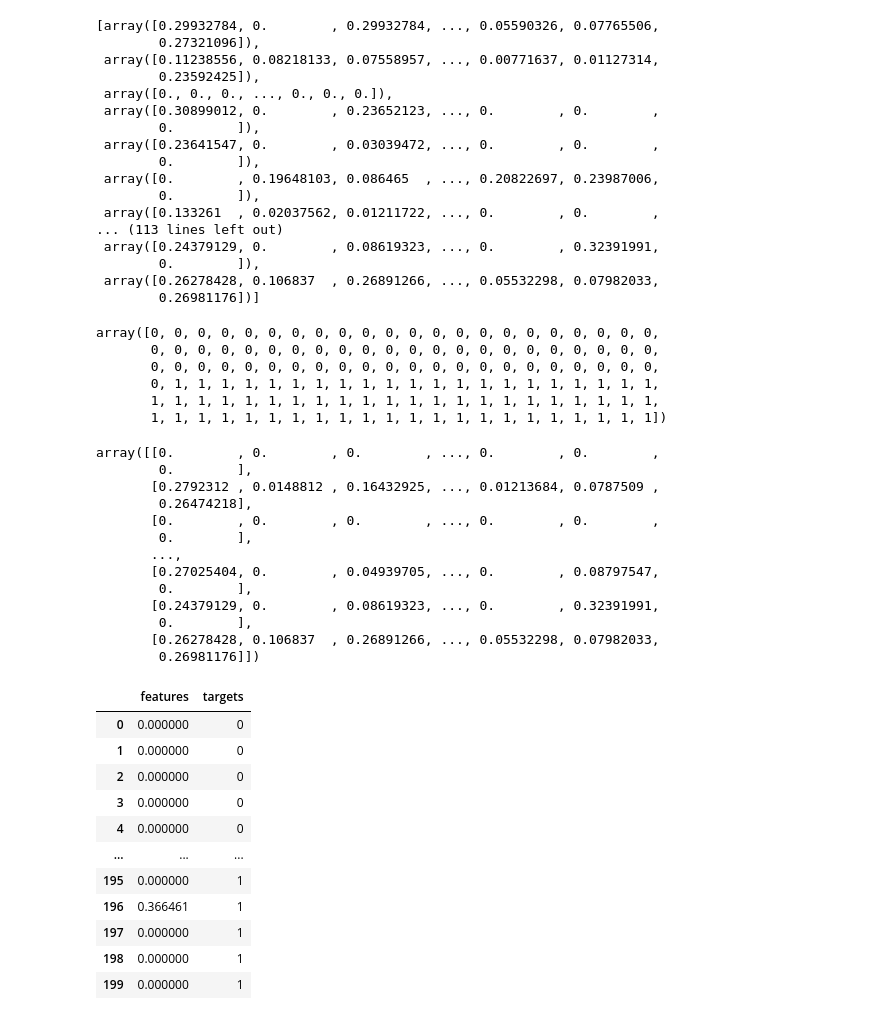
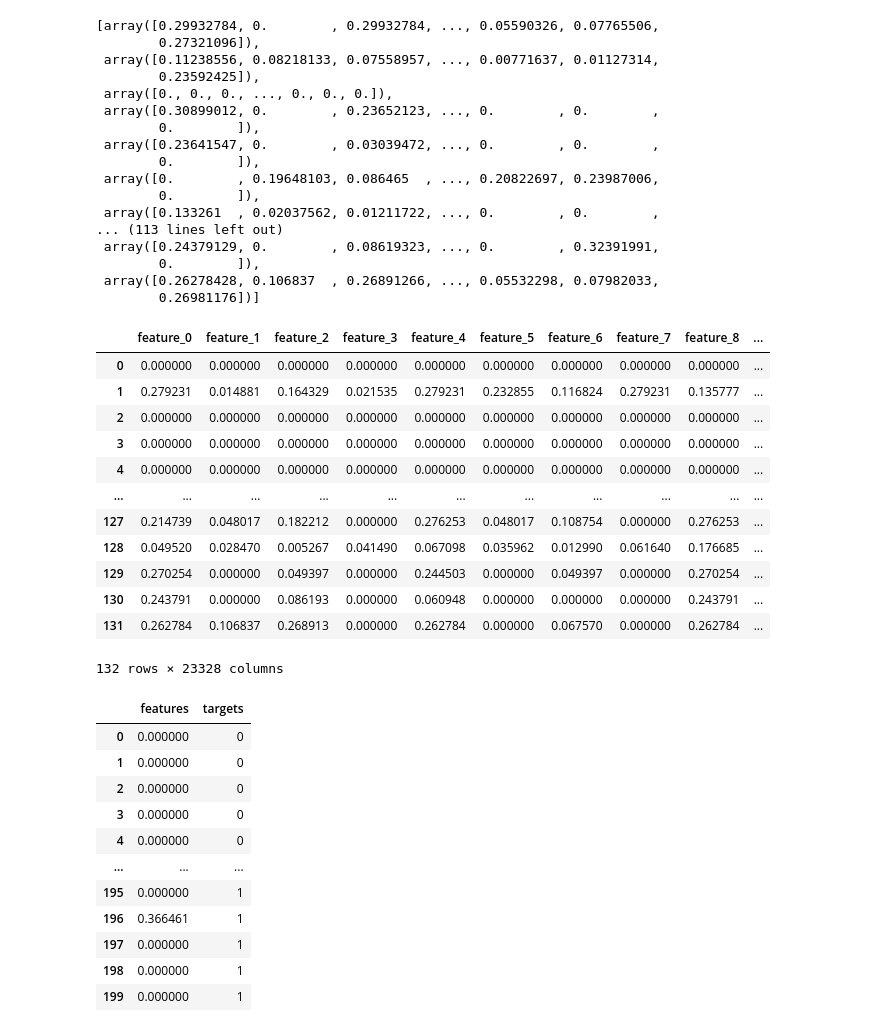
Before and after one commit to sufian00t/Feature-Extraction-Using-HOG, a Jupyter notebook: Feature Extraction Using Hog.ipynb, the cells around one changed output. Cells and saved outputs as stored; diff of their text form; code cells hidden in the pictures.

```diff
--- a/Feature Extraction Using Hog.ipynb
+++ b/Feature Extraction Using Hog.ipynb
@@ -223,33 +216,31 @@ sick_hog_features
         0.26981176])]
 # %%
 all_hog_features = np.concatenate((normal_hog_features, sick_hog_features))
+# %%
+num_features = all_hog_features.shape[1]
+column_names = ["feature_" + str(i) for i in range(num_features)]
+
+hog_df = pd.DataFrame(all_hog_features, columns=column_names)
+# %%
+hog_df
+# %% [output]
+|  | feature_0 | feature_1 | feature_2 | feature_3 | feature_4 | feature_5 | feature_6 | feature_7 | feature_8 | ... |
+| 0 | 0.000000 | 0.000000 | 0.000000 | 0.000000 | 0.000000 | 0.000000 | 0.000000 | 0.000000 | 0.000000 | ... |
+| 1 | 0.279231 | 0.014881 | 0.164329 | 0.021535 | 0.279231 | 0.232855 | 0.116824 | 0.279231 | 0.135777 | ... |
+| 2 | 0.000000 | 0.000000 | 0.000000 | 0.000000 | 0.000000 | 0.000000 | 0.000000 | 0.000000 | 0.000000 | ... |
+| 3 | 0.000000 | 0.000000 | 0.000000 | 0.000000 | 0.000000 | 0.000000 | 0.000000 | 0.000000 | 0.000000 | ... |
+| 4 | 0.000000 | 0.000000 | 0.000000 | 0.000000 | 0.000000 | 0.000000 | 0.000000 | 0.000000 | 0.000000 | ... |
+| ... | ... | ... | ... | ... | ... | ... | ... | ... | ... | ... |
+| 127 | 0.214739 | 0.048017 | 0.182212 | 0.000000 | 0.276253 | 0.048017 | 0.108754 | 0.000000 | 0.276253 | ... |
+| 128 | 0.049520 | 0.028470 | 0.005267 | 0.041490 | 0.067098 | 0.035962 | 0.012990 | 0.061640 | 0.176685 | ... |
+| 129 | 0.270254 | 0.000000 | 0.049397 | 0.000000 | 0.244503 | 0.000000 | 0.049397 | 0.000000 | 0.270254 | ... |
+| 130 | 0.243791 | 0.000000 | 0.086193 | 0.000000 | 0.060948 | 0.000000 | 0.000000 | 0.000000 | 0.243791 | ... |
+| 131 | 0.262784 | 0.106837 | 0.268913 | 0.000000 | 0.262784 | 0.000000 | 0.067570 | 0.000000 | 0.262784 | ... |
+132 rows × 23328 columns
 # %%
 normal_targets = np.zeros(len(normal_hog_features), dtype=int)
 sick_targets = np.ones(len(sick_hog_features), dtype=int)
 # %%
 all_targets = np.concatenate((normal_targets, sick_targets))
 # %%
-all_targets
+hog_df = hog_df.assign(new_column=all_targets)
-# %% [output]
-array([0, 0, 0, 0, 0, 0, 0, 0, 0, 0, 0, 0, 0, 0, 0, 0, 0, 0, 0, 0, 0, 0,
-       0, 0, 0, 0, 0, 0, 0, 0, 0, 0, 0, 0, 0, 0, 0, 0, 0, 0, 0, 0, 0, 0,
-       0, 0, 0, 0, 0, 0, 0, 0, 0, 0, 0, 0, 0, 0, 0, 0, 0, 0, 0, 0, 0, 0,
-       0, 1, 1, 1, 1, 1, 1, 1, 1, 1, 1, 1, 1, 1, 1, 1, 1, 1, 1, 1, 1, 1,
-       1, 1, 1, 1, 1, 1, 1, 1, 1, 1, 1, 1, 1, 1, 1, 1, 1, 1, 1, 1, 1, 1,
-       1, 1, 1, 1, 1, 1, 1, 1, 1, 1, 1, 1, 1, 1, 1, 1, 1, 1, 1, 1, 1, 1])
-# %%
-all_hog_features
-# %% [output]
-array([[0.        , 0.        , 0.        , ..., 0.        , 0.        ,
-        0.        ],
-       [0.2792312 , 0.0148812 , 0.16432925, ..., 0.01213684, 0.0787509 ,
-        0.26474218],
-       [0.        , 0.        , 0.        , ..., 0.        , 0.        ,
-        0.        ],
-       ...,
-       [0.27025404, 0.        , 0.04939705, ..., 0.        , 0.08797547,
-        0.        ],
-       [0.24379129, 0.        , 0.08619323, ..., 0.        , 0.32391991,
-        0.        ],
-       [0.26278428, 0.106837  , 0.26891266, ..., 0.05532298, 0.07982033,
-        0.26981176]])
```
Also changed, not shown: parts of 5 cells of this notebook.
